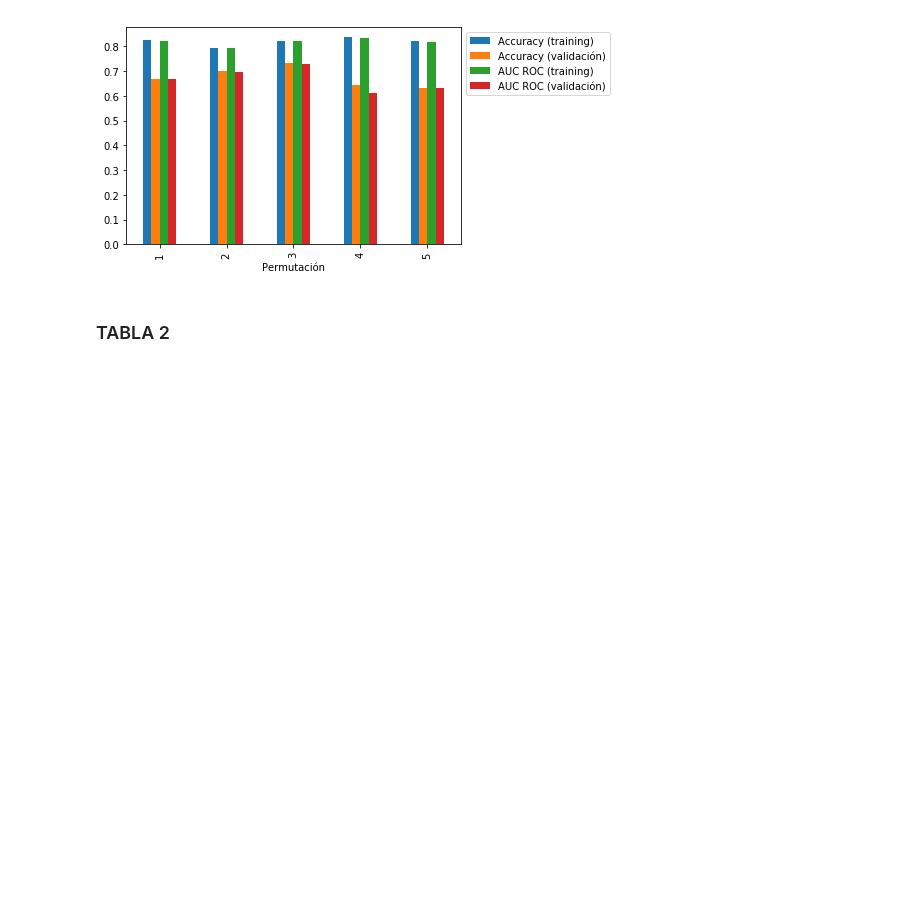
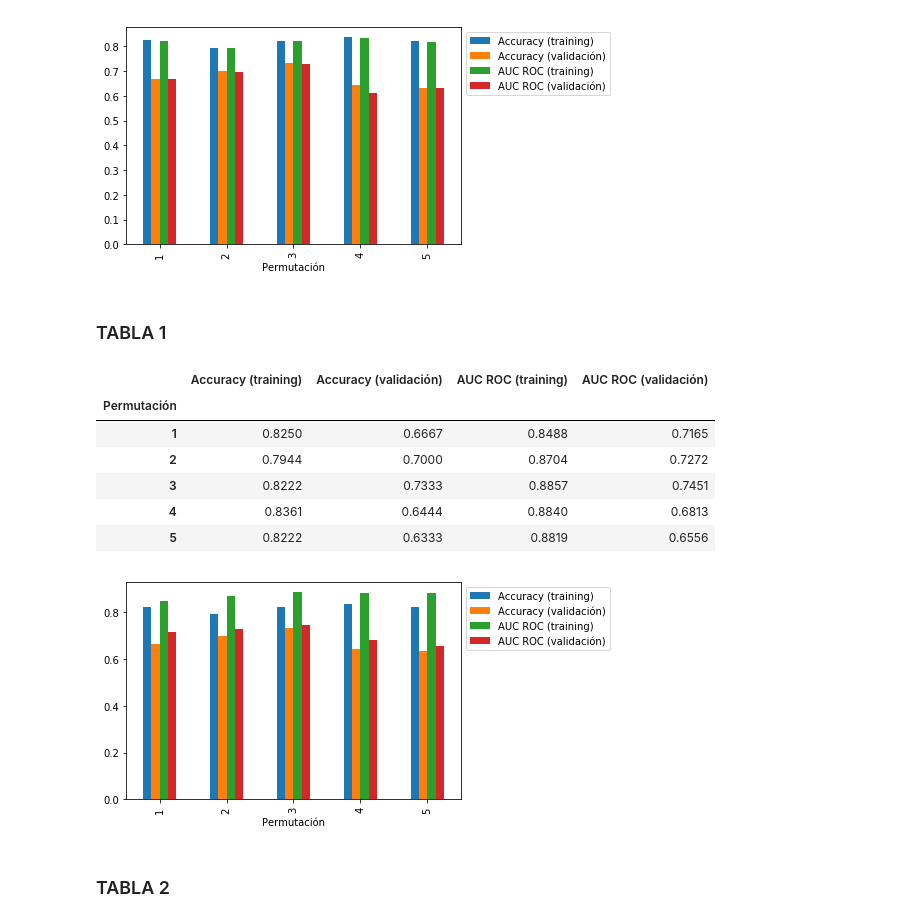
Before and after one commit to griquelme/aa-TP1, a Jupyter notebook: TP1.ipynb, the cells around one changed output. Drawn from its saved outputs; the diff is of its cells as text; code cells hidden in the pictures; blank space fills up the shorter version.

```diff
--- a/TP1.ipynb
+++ b/TP1.ipynb
@@ -197,6 +198,54 @@ TABLA 1
 | 4 | 0.8361 | 0.6444 | 0.8333 | 0.6104 |
 | 5 | 0.8222 | 0.6333 | 0.8155 | 0.6333 |
 [figure]
+# %%
+################################################################
+# Tabla 1, version alternativa usando la funcion cross_validate
+# me parece que esta funcion anda mejor porque te maneja todo el
+# loop de la validacion y te devuelve las metricas para cada vuelta
+################################################################
+
+# Puede serles de utilidad tener a X_dev e y_dev como matrices de numpy directamente:
+X_dev_np = np.array(X_dev)
+y_dev_np = np.array(y_dev).ravel()
+
+########################################################
+## AQUI VA SU CODIGO
+## Objetivo: accuracies_training, accuracies_validation, aucs_training y aucs_validation asignados
+np.random.seed(SEED)
+metrics = ["accuracy", "roc_auc"]
+kfolds = 5
+tree_clf = sklearn.tree.DecisionTreeClassifier(max_depth=3)
+kfold_cv = sklearn.model_selection.KFold(n_splits=kfolds)
+cv_metrics = sklearn.model_selection.cross_validate(tree_clf, X_dev_np, y=y_dev_np, cv=kfold_cv, scoring=metrics)
+#########################################################
+
+df = pd.DataFrame(index=range(1,6))
+df.index.name = "Permutación"
+
+df["Accuracy (training)"] = cv_metrics["train_accuracy"]     # cambiar por accuracies_training
+df["Accuracy (validación)"] = cv_metrics["test_accuracy"]   # cambiar por accuracies_validation
+df["AUC ROC (training)"] = cv_metrics["train_roc_auc"]      # cambiar por aucs_training
+df["AUC ROC (validación)"] = cv_metrics["test_roc_auc"]    # cambiar por aucs_validation
+
+
+display(HTML("<h3> TABLA 1 </h3>"))
+display(df)
+
+# Descomentar las siguientes líneas para graficar el resultado
+df.plot(kind="bar")
+plt.legend(loc='upper left', bbox_to_anchor=(1.0, 1.0))
+plt.show()
+# %% [output]
+TABLA 1
+|  | Accuracy (training) | Accuracy (validación) | AUC ROC (training) | AUC ROC (validación) |
+| Permutación |  |  |  |  |
+| 1 | 0.8250 | 0.6667 | 0.8488 | 0.7165 |
+| 2 | 0.7944 | 0.7000 | 0.8704 | 0.7272 |
+| 3 | 0.8222 | 0.7333 | 0.8857 | 0.7451 |
+| 4 | 0.8361 | 0.6444 | 0.8840 | 0.6813 |
+| 5 | 0.8222 | 0.6333 | 0.8819 | 0.6556 |
+[figure, added]
 # %%
 resultados_training = []
 resultados_validation = []
```
Also changed, not shown: parts of 2 cells of this notebook.
